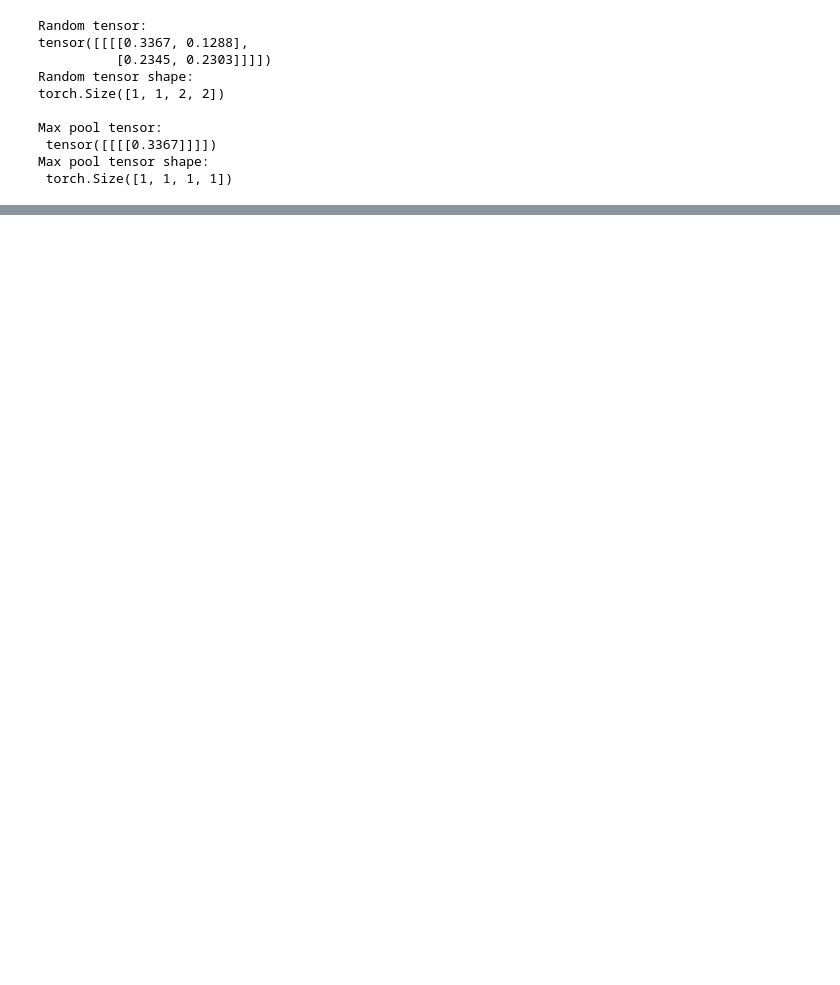
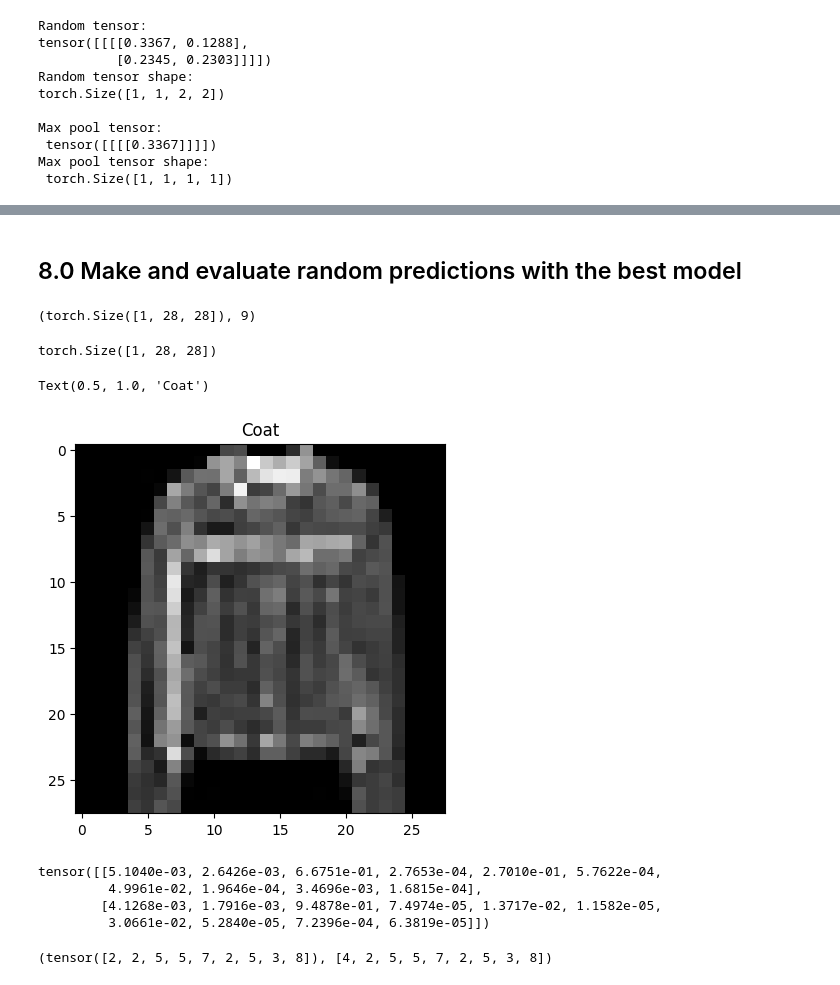
Before and after one commit to Leon-web-net/Machine_Learining, a Jupyter notebook: ComputerVision_&_CNN.ipynb, the cells around one changed output, grey strips where cells are left out. Saved outputs shown, nothing was run; the diff lists cells and outputs as text; code cells hidden in the pictures; blank space fills up the shorter version.

```diff
--- a/ComputerVision_&_CNN.ipynb
+++ b/ComputerVision_&_CNN.ipynb
@@ -902,0 +1017,2 @@ Max pool tensor shape:
+# %% [markdown]
+## 8.0 Make and evaluate random predictions with the best model
@@ -902,0 +1043,44 @@ Max pool tensor shape:
+# %%
+img,label=test_data[0]
+img.shape, label
+# %% [output]
+(torch.Size([1, 28, 28]), 9)
+# %%
+import random
+# random.seed(42)
+test_samples = []
+test_labels = []
+
+for sample,label in random.sample(list(test_data), k=9):
+  test_samples.append(sample)
+  test_labels.append(label)
+
+test_samples[0].shape
+# %% [output]
+torch.Size([1, 28, 28])
+# %%
+plt.imshow(test_samples[0].squeeze(), cmap="gray")
+plt.title(class_names[test_labels[0]])
+# %% [output]
+Text(0.5, 1.0, 'Coat')
+[figure, added]
+# %%
+# Make predictions
+
+pred_probs = make_predictions(model=model_2,
+                              data=test_samples,
+                              )
+
+# View first two predictions probabilities
+pred_probs[:2]
+# %% [output]
+tensor([[5.1040e-03, 2.6426e-03, 6.6751e-01, 2.7653e-04, 2.7010e-01, 5.7622e-04,
+         4.9961e-02, 1.9646e-04, 3.4696e-03, 1.6815e-04],
+        [4.1268e-03, 1.7916e-03, 9.4878e-01, 7.4974e-05, 1.3717e-02, 1.1582e-05,
+         3.0661e-02, 5.2840e-05, 7.2396e-04, 6.3819e-05]])
+# %%
+# Convert prediciton probabilities to labels
+pred_classes = pred_probs.argmax(dim=1)
+pred_classes,test_labels
+# %% [output]
+(tensor([2, 2, 5, 5, 7, 2, 5, 3, 8]), [4, 2, 5, 5, 7, 2, 5, 3, 8])
```
Also changed, not shown: parts of 37 cells of this notebook.
